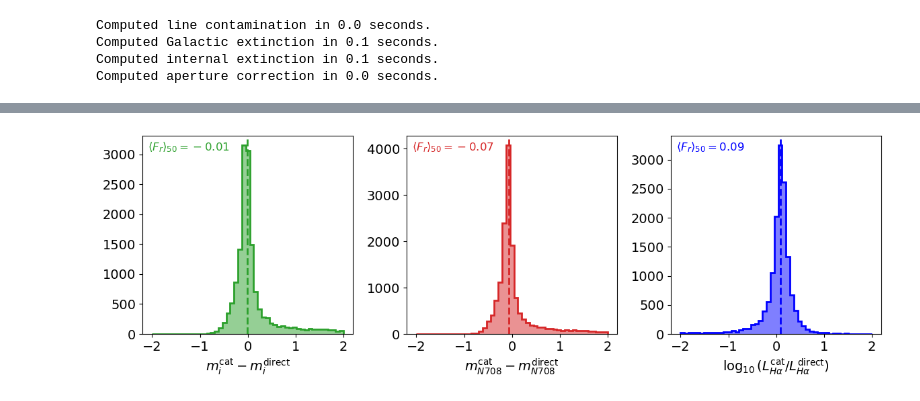
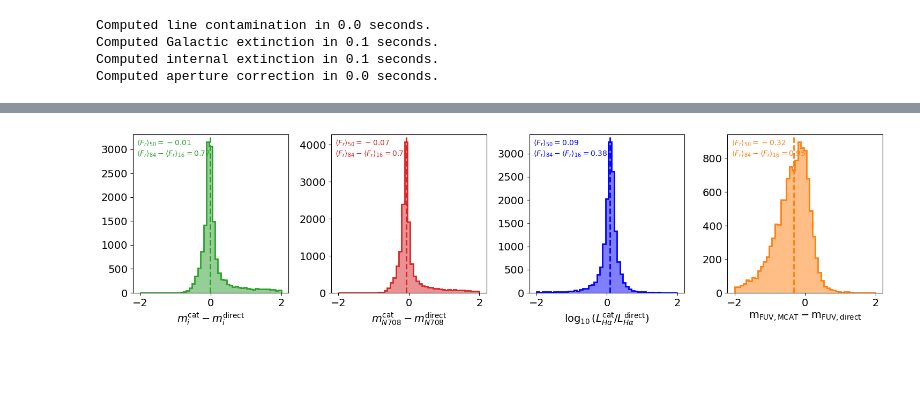
Before and after one commit to ekadofong/agrias, a Jupyter notebook: notebooks/HalphaDirectPhotometry.ipynb, the cells around one changed output, grey strips where cells are left out. Cells and saved outputs as stored; diff of their text form; code cells hidden in the pictures; blank space fills up the shorter version.

```diff
--- a/notebooks/HalphaDirectPhotometry.ipynb
+++ b/notebooks/HalphaDirectPhotometry.ipynb
@@ -51,3 +54,8 @@ Direct photometry for 3334 galaxies found.
+# %%
+galex_mcat = reader.galexcrossmatch ()
+galex_mcat = galex_mcat.sort_values('fuv_exptime', ascending=False)
+galex_mcat = galex_mcat.loc[~galex_mcat.index.duplicated(keep='first')]
+galex_mcat.loc[galex_mcat['fuv_mag']<0., 'fuv_mag'] = np.NaN
 # %%
 out = reader.compute_halphacorrections(merian_sources, use_dustengine=False)
 emission_correction, ge_correction, dust_correction, aperture_correction = out
@@ -57,5 +65,10 @@ Computed Galactic extinction in 0.1 seconds.
 Computed internal extinction in 0.1 seconds.
 Computed aperture correction in 0.0 seconds.
 # %%
-galex = reader.galex_luminosities ( galex, merian_sources['z_phot'].values, ge_correction if not use_galex_direct else None, dust_correction )
+galex = reader.galex_luminosities(
+    galex,
+    merian_sources['z_phot'].values,
+    ge_correction,# if not use_galex_direct else None,
+    dust_correction
+)
 galex = galex.to_pandas()
@@ -90,49 +83,54 @@ plt.savefig('/Users/kadofong/Desktop/direct_v_catalog_snr.png')
 # %%
-fig, axarr = plt.subplots(1,3,figsize=(12,4))
+fig, axarr = plt.subplots(1,4,figsize=(15,4))
 catalog_apercorr = merian_sources['i_cModelFlux_Merian'] / merian_sources['i_gaap1p0Flux_Merian']
 f2m = lambda x, zp = 31.4: -2.5*np.log10(x*catalog_apercorr) + zp
 ratios = [
     merian_sources['i_cModelmag_Merian'] - lha_df.reindex(merian_sources.index)['imag'],
     f2m(merian_sources['N708_gaap1p0Flux_Merian']) - lha_df.reindex(merian_sources.index)['n708mag'],
     np.log10(catalog_halum['LHa']/1e40/lha_df.reindex(catalog_halum.index)['LHa']),
-    #np.log10(calibrations.SFR2LHa(10.**merian_sources['logsfr_gaap1p0']) / (lha_df['LHa']*1e40) )
+    galex_mcat.reindex(galex.index)['fuv_mag'] + 2.5*np.log10(ge_correction[:,0]) - galex['fuv_mag']
 ]
 colorlist = [
     'tab:green',
     'tab:red',
-    'b'
+    'b',
+    'tab:orange'
 ]
 labels = [
     r'$m_i^{\rm cat} - m_i^{\rm direct}$',
     r'$m_{N708}^{\rm cat} - m_{N708}^{\rm direct}$',
-    r'$\log_{10}(L_{H\alpha}^{\rm cat}/L_{H\alpha}^{\rm direct})$'
+    r'$\log_{10}(L_{H\alpha}^{\rm cat}/L_{H\alpha}^{\rm direct})$',
+    r'$\rm m_{\rm FUV, MCAT} - m_{FUV, direct}$'
 ]
 
 for idx, ax in enumerate(axarr):
     ek.hist(
         ratios[idx],
         bins=np.linspace(-2.,2.,50),
         ax=axarr[idx],
         color=colorlist[idx],
         alpha=0.5,
         lw=2
     )
     axarr[idx].axvline(
         np.nanmedian(ratios[idx]),
         color=colorlist[idx],
         lw=2,
         ls='--'
     )
     ek.text(
         0.025,
         0.975,
-        r'$\langle F_r \rangle_{50} = %.2f$' % np.nanmedian(ratios[idx]),
+        r'''$\langle F_r \rangle_{50} = %.2f$
+$\langle F_r \rangle_{84} - \langle F_r \rangle_{16} = %.2f$''' % (
+    np.nanmedian(ratios[idx]), sampling.iqr(ratios[idx])
+),
         ax=axarr[idx],
         color=colorlist[idx],
-        fontsize=12
+        fontsize=10
     )
     axarr[idx].set_xlabel(labels[idx])
 plt.tight_layout ()
 plt.savefig('../../../sfr_calibrators/figures/data_validation/photometric_offsets.png')
 # %% [output]
-[figure, old version]
+[figure, new version]
```
Also changed, not shown: parts of 23 cells of this notebook, 4 other files.
